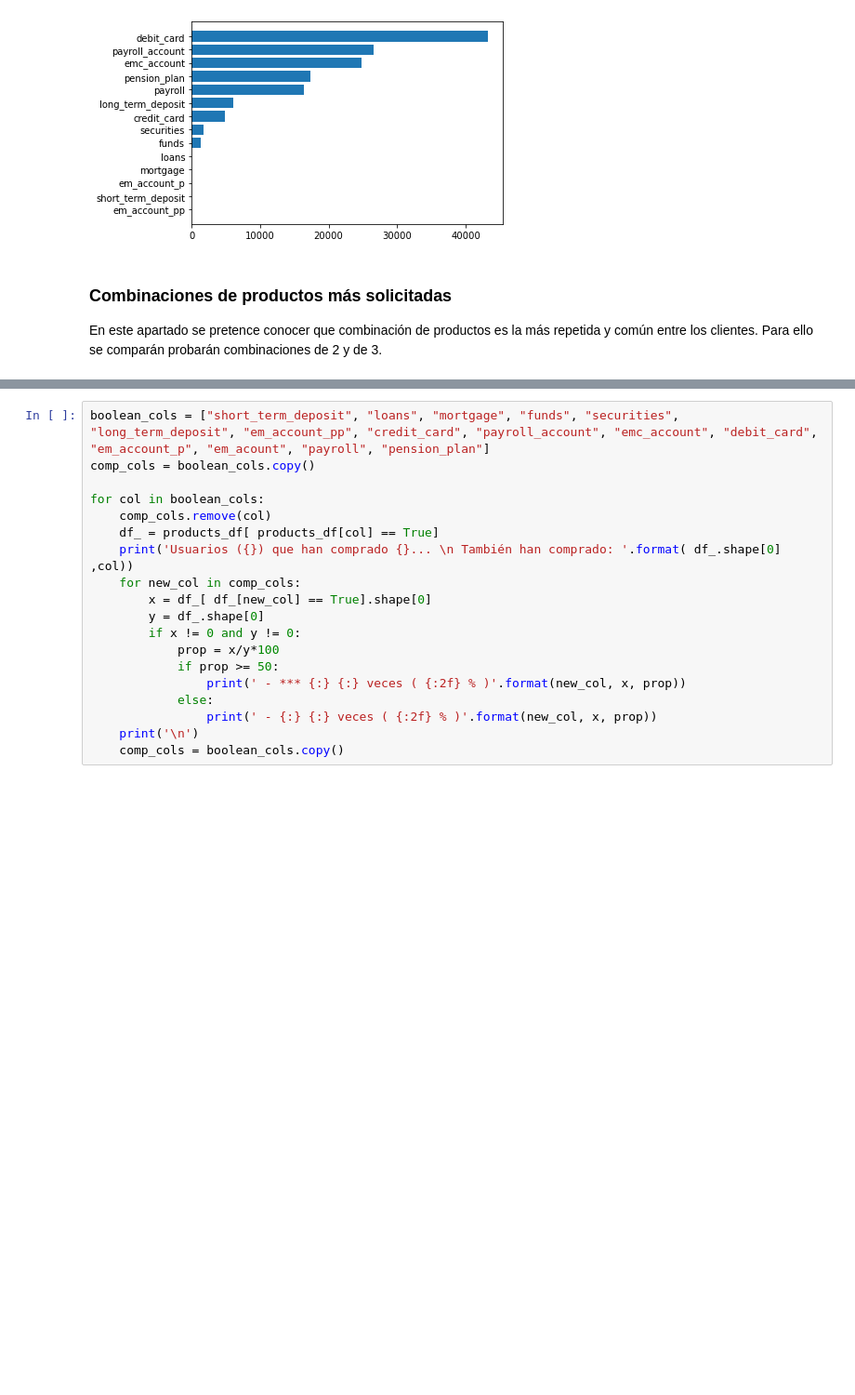
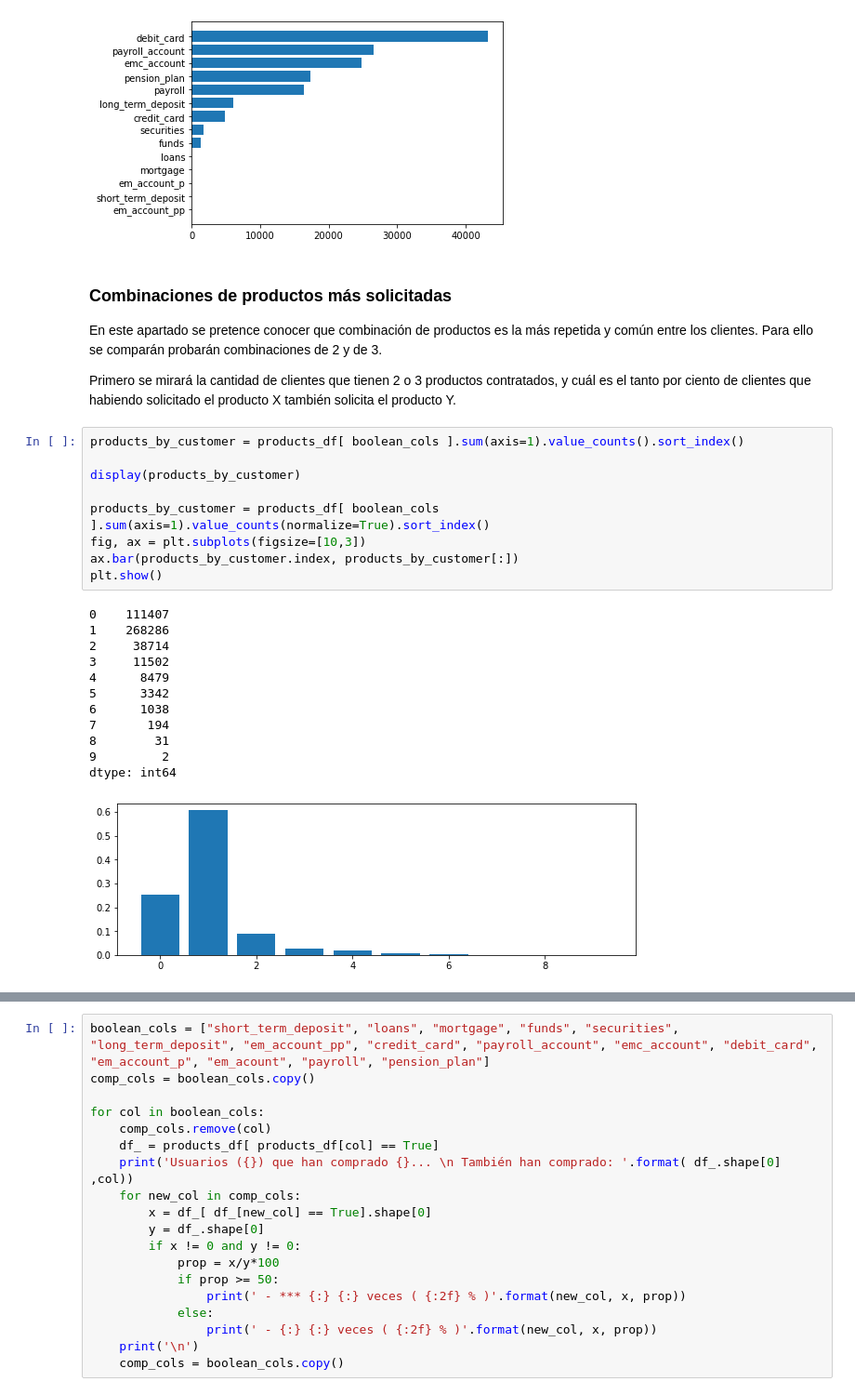
Before and after one commit to carlosperez1997/NDS_ProyectoFinal, a Jupyter notebook: eda_products.ipynb, the cells around one changed output, grey strips where cells are left out. Shown at 93% size. Cells and saved outputs as stored; diff of their text form; blank space fills up the shorter version.

Commit message:
combis en productos

```diff
--- a/eda_products.ipynb
+++ b/eda_products.ipynb
@@ -202,3 +260,27 @@ plt.show()
 ### Combinaciones de productos más solicitadas
 
 En este apartado se pretence conocer que combinación de productos es la más repetida y común entre los clientes. Para ello se comparán probarán combinaciones de 2 y de 3.
+
+Primero se mirará la cantidad de clientes que tienen 2 o 3 productos contratados, y cuál es el tanto por ciento de clientes que habiendo solicitado el producto X también solicita el producto Y.
+# %%
+products_by_customer = products_df[ boolean_cols ].sum(axis=1).value_counts().sort_index()
+
+display(products_by_customer)
+
+products_by_customer = products_df[ boolean_cols ].sum(axis=1).value_counts(normalize=True).sort_index()
+fig, ax = plt.subplots(figsize=[10,3])
+ax.bar(products_by_customer.index, products_by_customer[:])
+plt.show()
+# %% [output]
+0    111407
+1    268286
+2     38714
+3     11502
+4      8479
+5      3342
+6      1038
+7       194
+8        31
+9         2
+dtype: int64
+[figure, added]
```
Also changed, not shown: parts of 21 cells of this notebook.
